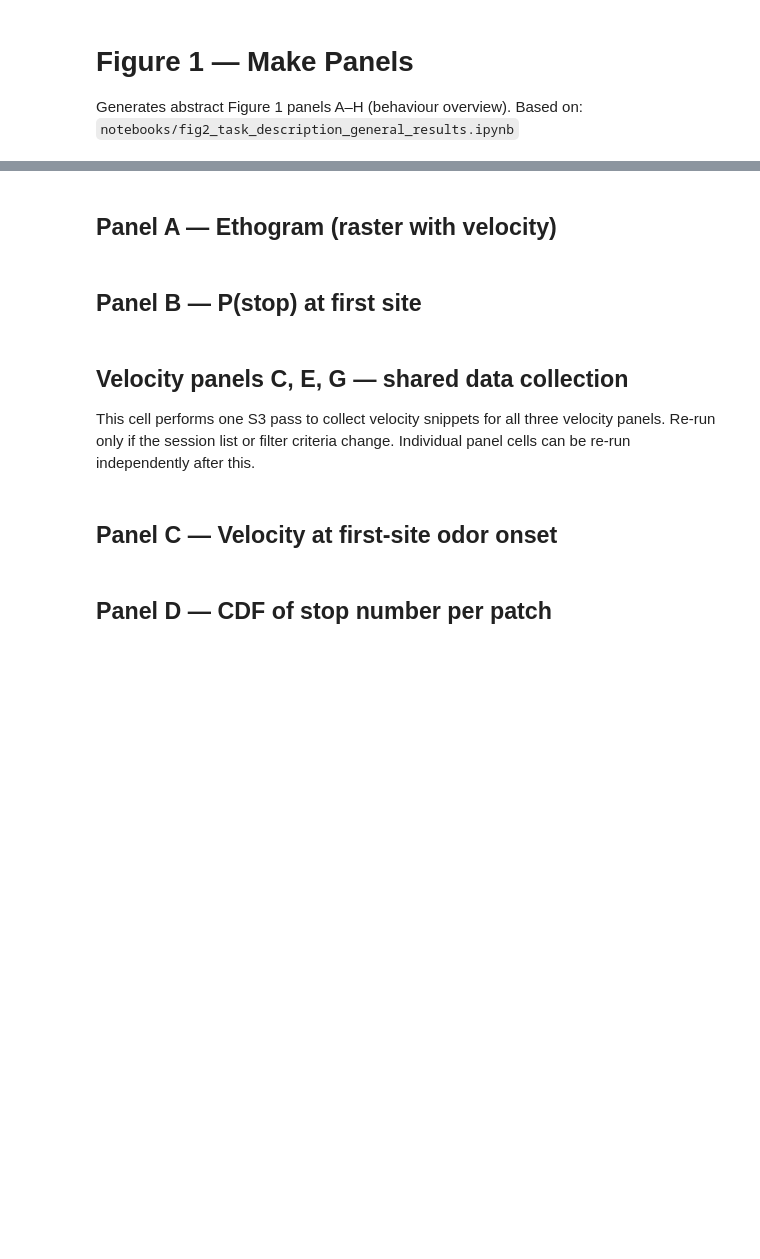
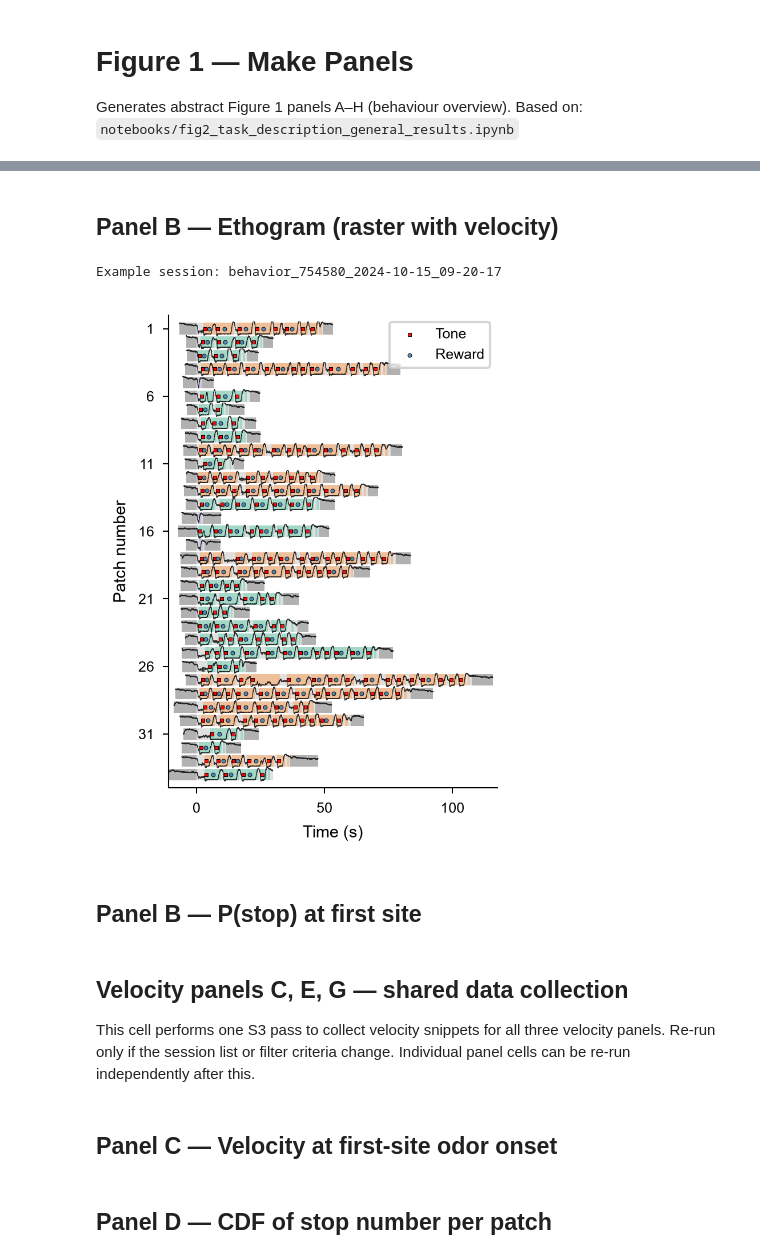
Before and after one commit to lauradriscoll/cosyne2026_adaptive_behavior, a Jupyter notebook: figures/fig1/make_panels.ipynb, the cells around one changed output, grey strips where cells are left out. Drawn from its saved outputs; the diff is of its cells as text; code cells hidden in the pictures; blank space fills up the shorter version.

Commit message:
feat: change panel1 layout

```diff
--- a/figures/fig1/make_panels.ipynb
+++ b/figures/fig1/make_panels.ipynb
@@ -4,13 +4,6 @@
 Generates abstract Figure 1 panels A–H (behaviour overview).
 Based on: `notebooks/fig2_task_description_general_results.ipynb`
 # %%
-import sys
-from pathlib import Path
-
-# Repo root = first parent of the notebook's working dir containing tools/style.py
-ABSTRACT_ROOT = next(p for p in [Path.cwd(), *Path.cwd().parents] if (p / "tools" / "style.py").exists()).as_posix()
-sys.path.insert(0, ABSTRACT_ROOT)
-
 from pathlib import Path
 import math
 import numpy as np
@@ -23,9 +16,10 @@ from scipy.stats import ttest_rel
 from scipy.optimize import brentq
 from matplotlib.ticker import FixedLocator
 
-from tools import data_access, plotting
-from tools.data_access import AddExtraColumns as Add
-from tools.style import apply_style, panel_fig, save_panel, PALETTE
+from adaptive_behavior import data_access, plotting
+from adaptive_behavior.data_access import AddExtraColumns as Add
+from adaptive_behavior.helpers import repo_root
+from adaptive_behavior.style import apply_style, panel_fig, save_panel, PALETTE
 
 color1, color2, color3 = "#d95f02", "#1b9e77", "#7570b3"
 color_dict_label = {"90": color1, "60": color2, "0": color3}
@@ -35,6 +29,6 @@ STORAGE_OPTIONS = {"skip_signature": "true"}
 STAGES_CSV = "C:/git/aind-vr-foraging-paper/code/notebooks/results/sessions_stages.csv"
 
 apply_style()
-PANELS_DIR = Path(ABSTRACT_ROOT) / "figures" / "fig1" / "panels"
+PANELS_DIR = repo_root() / "figures" / "fig1" / "panels"
 PANELS_DIR.mkdir(parents=True, exist_ok=True)
 print("Panels will be saved to:", PANELS_DIR)
@@ -55,9 +53,9 @@ print(f"Loaded {all_df['mouse'].nunique()} mice, {all_df['session_id'].nunique()
 # %% [markdown]
-## Panel A — Ethogram (raster with velocity)
+## Panel B — Ethogram (raster with velocity)
 # %%
 # --- Panel A: Ethogram (raster with velocity) ---
 # Pick first available session from macro_df; override here if desired
-example_session_id = macro_df["session_id"].iloc[0]
+example_session_id = "behavior_754580_2024-10-15_09-20-17"
 print("Example session:", example_session_id)
 
 # Load velocity
@@ -74,37 +72,38 @@ vel_df = pos_vel[["times", "velocity"]].copy()
 
 # Load all epoch types (InterSite, InterPatch, RewardSite) for this session
 raw_epochs = (
     pl.scan_parquet(f"{S3_ROOT}/sites.parquet", storage_options=STORAGE_OPTIONS)
     .filter(pl.col("session_id") == example_session_id)
     .collect()
     .to_pandas()
 )
 # Add cumulative counters, patch onset, etc.
 all_epochs = Add(raw_epochs).all_epochs
 # Relabel patch tiers so color_dict_label keys match
 all_epochs = data_access.prepare_macro_df(all_epochs, stages_csv=STAGES_CSV)
 
 # Filter to a readable patch window (patch_index 6-40)
 plot_df = all_epochs.loc[
     (all_epochs["patch_index"] >= 6) & (all_epochs["patch_index"] < 40)
 ].copy()
 plot_df["patch_index"] = plot_df["patch_index"] - plot_df["patch_index"].min()
 
-fig, ax = panel_fig("fig1_A")
+fig, ax = panel_fig("fig1_B")
 apply_style()
 plotting.raster_with_velocity(
     plot_df,
     vel_df,
     color_dict_label=color_dict_label,
     figsize=(fig, ax),
     bar_alpha=0.4,
-    velocity_filter_window=0,
 )
 ax.set_xlabel("Time (s)")
 ax.set_ylabel("Patch number")
 sns.despine(ax=ax)
-save_panel(fig, PANELS_DIR / "fig1_A.pdf")
-print("Saved fig1_A.pdf")
+save_panel(fig, PANELS_DIR / "fig1_B.pdf")
+# %% [output]
+Example session: behavior_754580_2024-10-15_09-20-17
+[figure, added]
 # %% [markdown]
 ## Panel B — P(stop) at first site
 # %%
```
Also changed, not shown: parts of 2 cells of this notebook, 4 other files.
